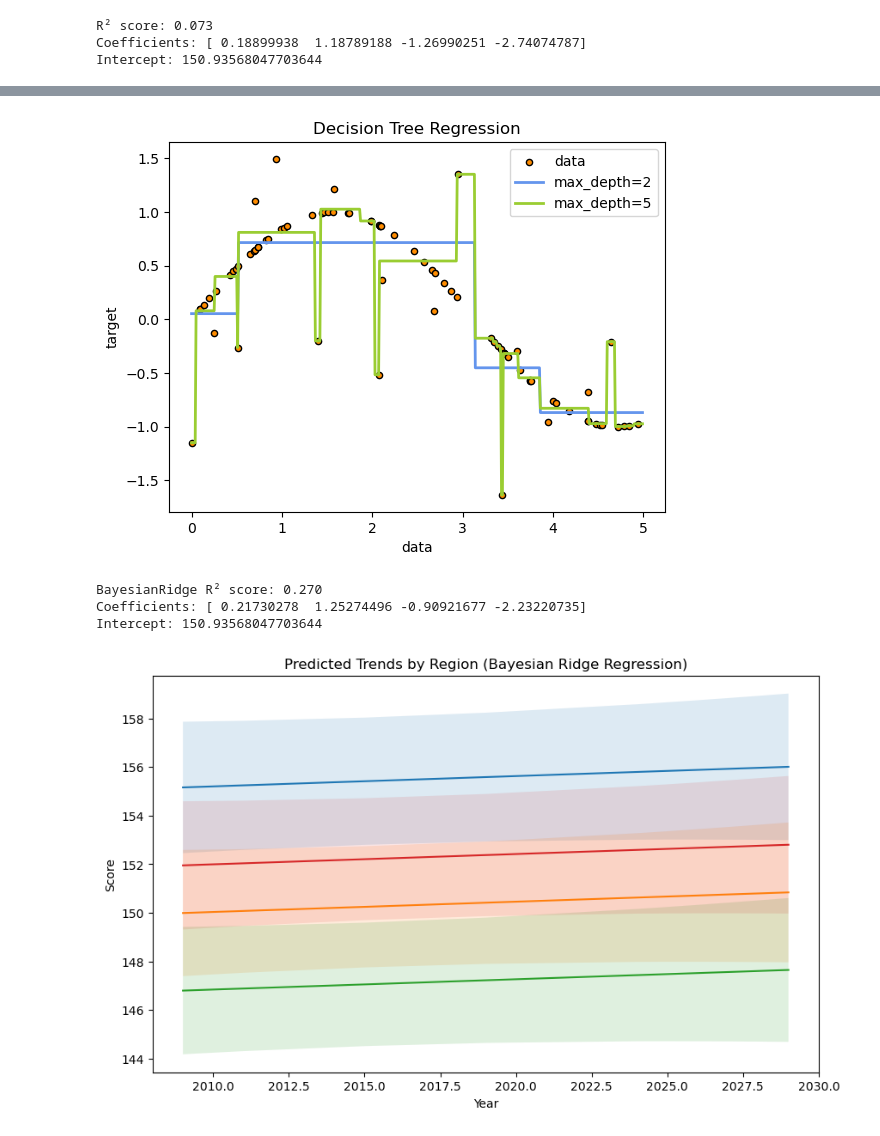
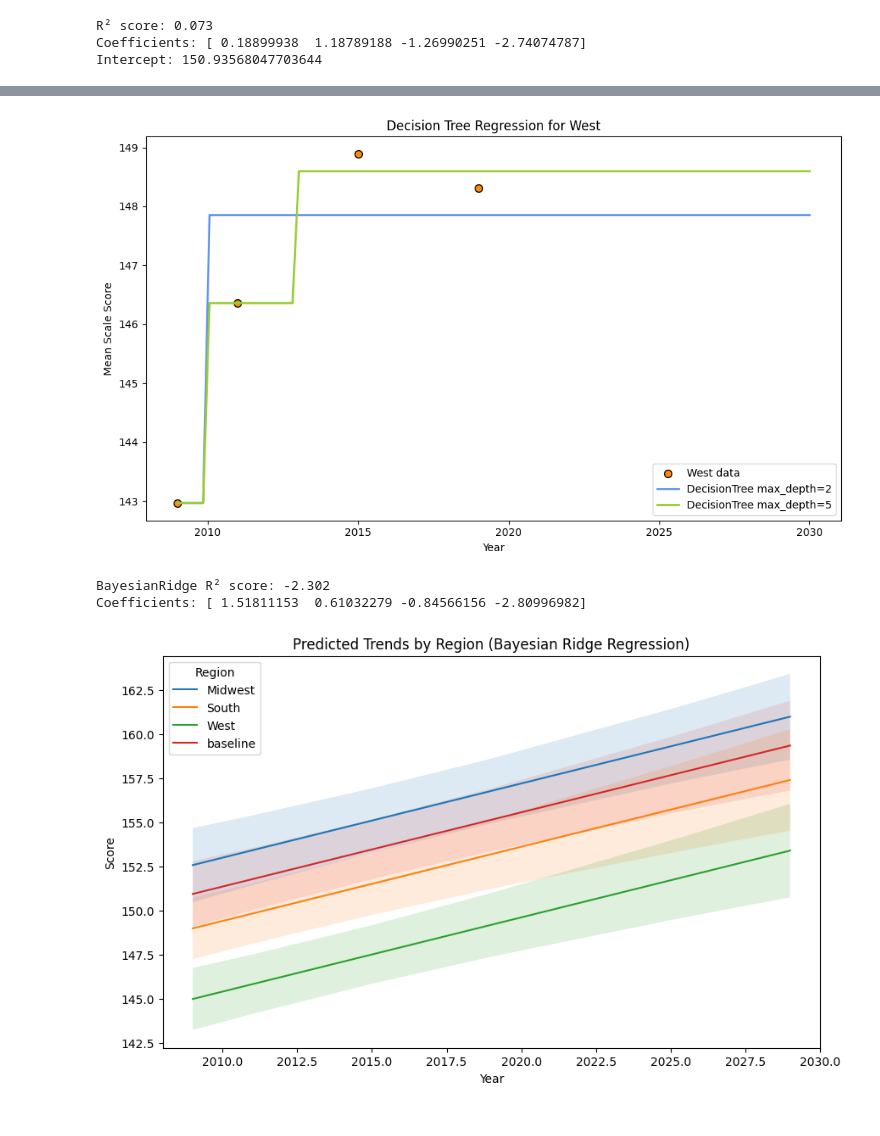
Before and after one commit to afran0/neap_api_datavis, a Jupyter notebook: NAEP.ipynb, the cells around one changed output, grey strips where cells are left out. Saved outputs shown, nothing was run; the diff lists cells and outputs as text; code cells hidden in the pictures.

```diff
--- a/NAEP.ipynb
+++ b/NAEP.ipynb
@@ -204,38 +220,43 @@ Intercept: 150.93568047703644
 # %%
-#ex code
-rng = np.random.RandomState(1)
-X = np.sort(5 * rng.rand(80, 1), axis=0)
-y = np.sin(X).ravel()
-y[::5] += 3 * (0.5 - rng.rand(16))
+region = region if 'region' in globals() else df_pivot.columns[0]
 
-# Fit regression model
-regr_1 = DecisionTreeRegressor(max_depth=2)
-regr_2 = DecisionTreeRegressor(max_depth=5)
-regr_1.fit(X, y)
-regr_2.fit(X, y)
+X = df_pivot.index.values.reshape(-1, 1)
+y = df_pivot[region].values
 
-# Predict
-X_test = np.arange(0.0, 5.0, 0.01)[:, np.newaxis]
-y_1 = regr_1.predict(X_test)
-y_2 = regr_2.predict(X_test)
+mask = ~np.isnan(y)
+X_train_dt = X[mask]
+y_train_dt = y[mask]
 
-# Plot the results
-plt.figure()
-plt.scatter(X, y, s=20, edgecolor="black",
-            c="darkorange", label="data")
-plt.plot(X_test, y_1, color="cornflowerblue",
-         label="max_depth=2", linewidth=2)
-plt.plot(X_test, y_2, color="yellowgreen", label="max_depth=5", linewidth=2)
-plt.xlabel("data")
-plt.ylabel("target")
-plt.title("Decision Tree Regression")
+regr_1 = DecisionTreeRegressor(max_depth=1, random_state=1)
+regr_2 = DecisionTreeRegressor(max_depth=2, random_state=1)
+regr_1.fit(X_train_dt, y_train_dt)
+regr_2.fit(X_train_dt, y_train_dt)
+
+y_1 = regr_1.predict(X_future)
+y_2 = regr_2.predict(X_future)
+
+plt.figure(figsize=(10,6))
+plt.scatter(X_train_dt, y_train_dt, s=50, edgecolor="black", c="darkorange", label=f"{region} data")
+plt.plot(X_future, y_1, color="cornflowerblue", label="DecisionTree max_depth=2", linewidth=2)
+plt.plot(X_future, y_2, color="yellowgreen", label="DecisionTree max_depth=5", linewidth=2)
+plt.xlabel("Year")
+plt.ylabel("Mean Scale Score")
+plt.title(f"Decision Tree Regression for {region}")
 plt.legend()
+plt.tight_layout()
 plt.show()
+
+#bad don't use
 # %% [output]
-[figure, old version]
+[figure, new version]
 # %%
-#fix legend issues not being properly assigned to regions
+#map dummy columns
+vv = finaldf[['varValue', 'varValueLabel']].drop_duplicates().sort_values('varValue')
+col_map = {f"varValue_{int(v)}": lab for v, lab in zip(vv['varValue'], vv['varValueLabel'])}
+data = data.rename(columns=col_map)
+#northeast getting labeled as baseline?
 
+dummy_label_map = col_map
 X = data.drop("value", axis=1)
 y = data["value"]
 X_train, X_test, y_train, y_test = train_test_split(X, y, test_size=0.2, random_state=42)
@@ -273,13 +294,13 @@ plt.fill_between(alyears, base_mean - base_std, base_mean + base_std, alpha=0.12
 plt.xlabel("Year")
 plt.ylabel("Score")
 plt.title("Predicted Trends by Region (Bayesian Ridge Regression)")
+plt.legend()
 
 plt.show()
 # %% [output]
-BayesianRidge R² score: 0.270
-Coefficients: [ 0.21730278  1.25274496 -0.90921677 -2.23220735]
-Intercept: 150.93568047703644
+BayesianRidge R² score: -2.302
+Coefficients: [ 1.51811153  0.61032279 -0.84566156 -2.80996982]
-[figure, old version]
+[figure, new version]
 # %%
 plt.figure(figsize=(10, 6))
 
```
Also changed, not shown: parts of 4 cells of this notebook.
